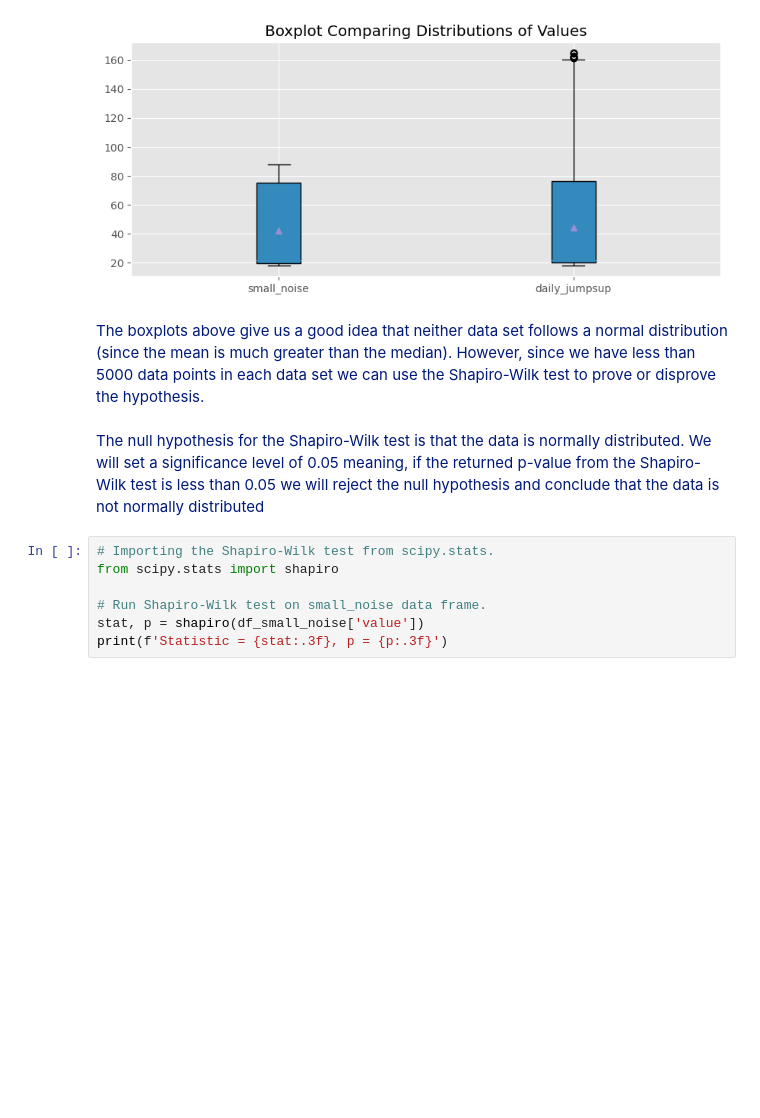
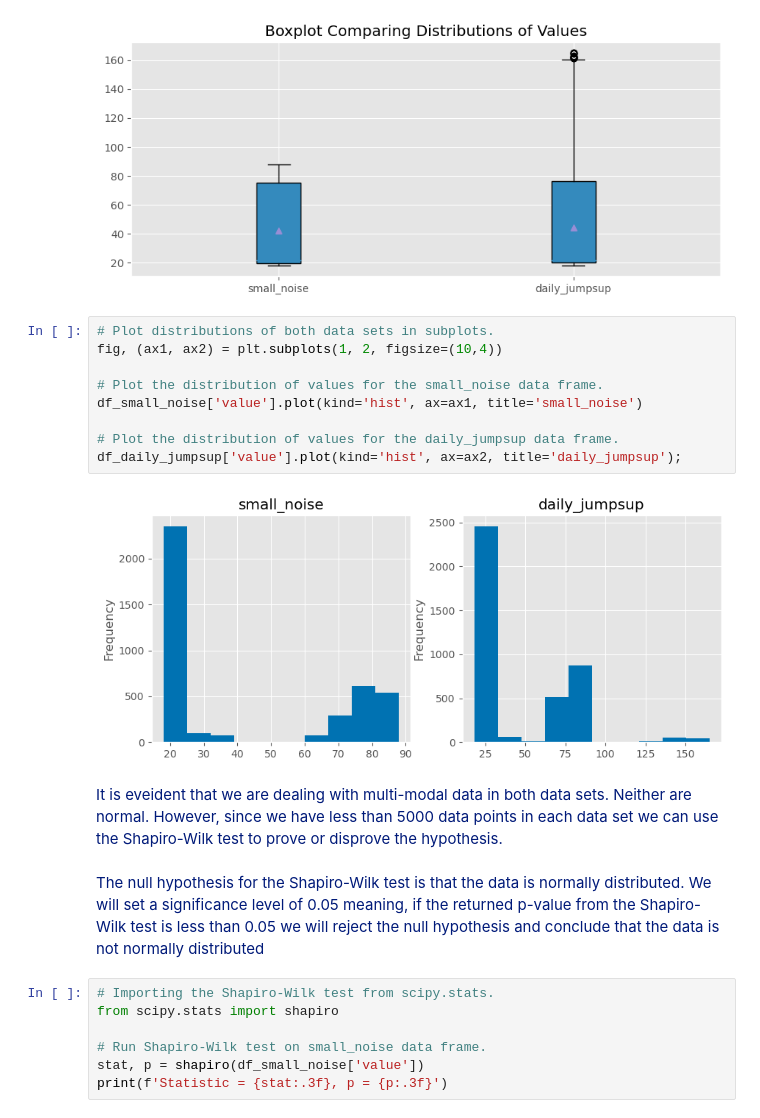
Before and after one commit to Sam-Tracey/ML-Stats-Assessment, a Jupyter notebook: anomaly-detection.ipynb, the cells around one changed output. Cells and saved outputs as stored; diff of their text form; blank space fills up the shorter version.

```diff
--- a/anomaly-detection.ipynb
+++ b/anomaly-detection.ipynb
@@ -192,8 +202,19 @@ plt.boxplot([df_small_noise['value'], df_daily_jumpsup['value']],
 plt.title('Boxplot Comparing Distributions of Values');
 # %% [output]
 [figure]
+# %%
+# Plot distributions of both data sets in subplots.
+fig, (ax1, ax2) = plt.subplots(1, 2, figsize=(10,4))
+
+# Plot the distribution of values for the small_noise data frame.
+df_small_noise['value'].plot(kind='hist', ax=ax1, title='small_noise')
+
+# Plot the distribution of values for the daily_jumpsup data frame.
+df_daily_jumpsup['value'].plot(kind='hist', ax=ax2, title='daily_jumpsup');
+# %% [output]
+[figure, added]
 # %% [markdown]
-<p style="color: #001a79;"> The boxplots above give us a good idea that neither data set follows a normal distribution (since the mean is much greater than the median). However, since we have less than 5000 data points in each data set we can use the Shapiro-Wilk test to prove or disprove the hypothesis.<br><br>
+<p style="color: #001a79;"> It is eveident that we are dealing with multi-modal data in both data sets. Neither are normal. However, since we have less than 5000 data points in each data set we can use the Shapiro-Wilk test to prove or disprove the hypothesis.<br><br>
 The null hypothesis for the Shapiro-Wilk test is that the data is normally distributed. We will set a significance level of 0.05 meaning, if the returned p-value from the Shapiro-Wilk test is less than 0.05 we will reject the null hypothesis and conclude that the data is not normally distributed</p>
 # %%
 # Importing the Shapiro-Wilk test from scipy.stats.
```
Also changed, not shown: parts of 19 cells of this notebook.
